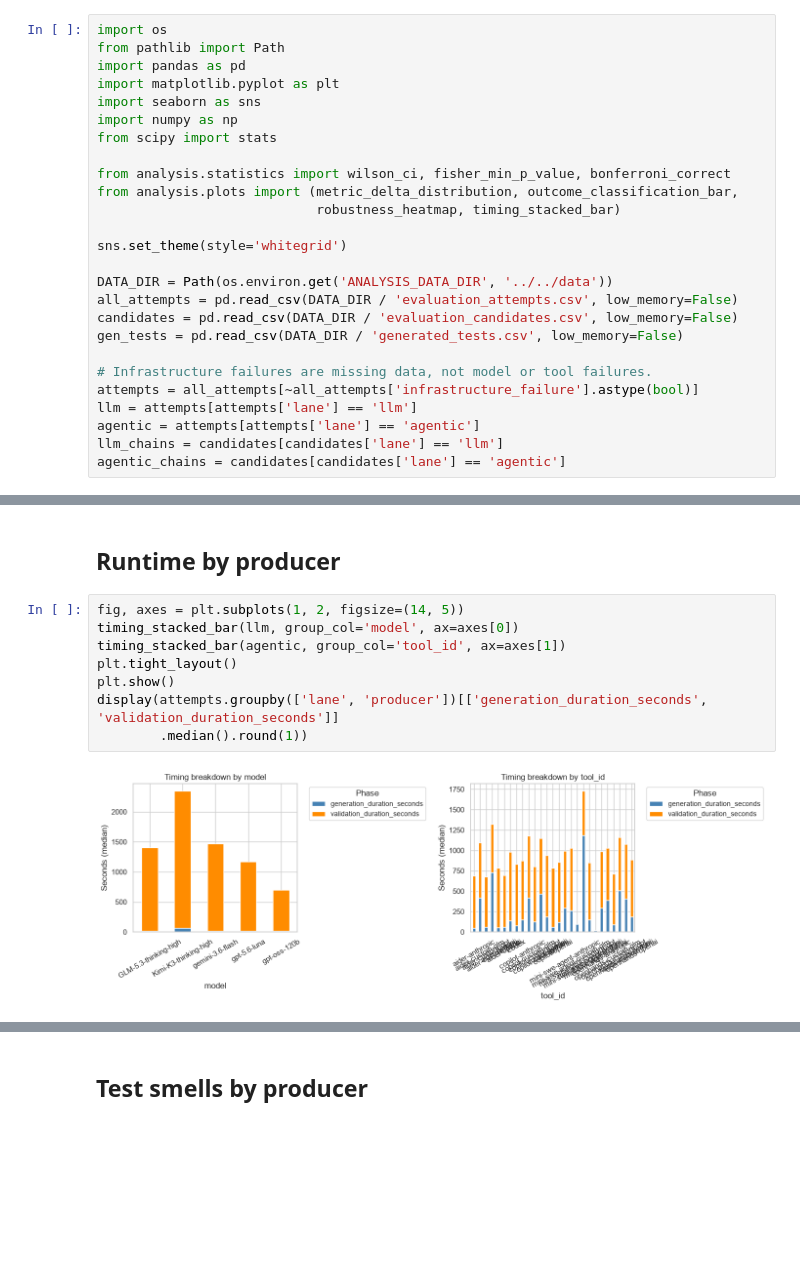
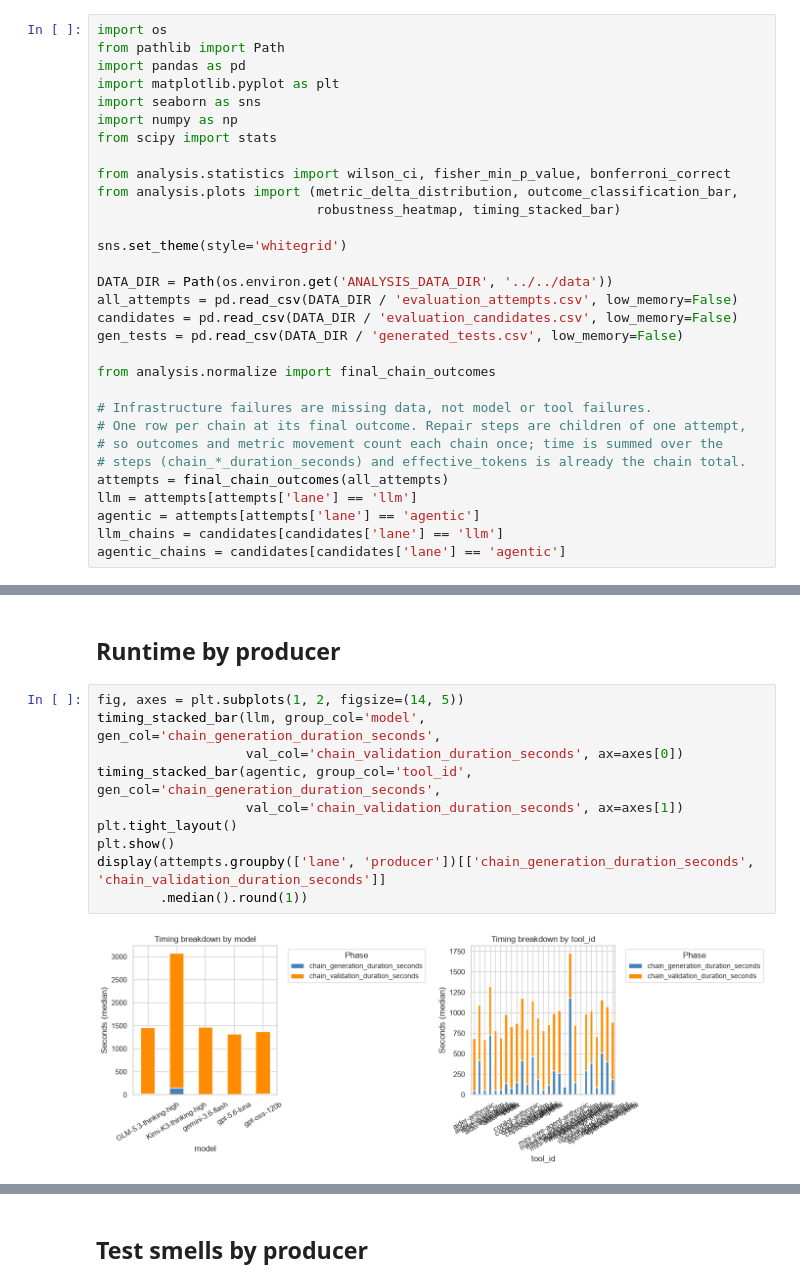
Before and after one commit to consulthunter/TestMap, a Jupyter notebook: Analysis/notebooks/exploratory/04_model_tool_analysis.ipynb, the cells around one changed output, grey strips where cells are left out. Saved outputs shown, nothing was run; the diff lists cells and outputs as text; blank space fills up the shorter version.

```diff
--- a/Analysis/notebooks/exploratory/04_model_tool_analysis.ipynb
+++ b/Analysis/notebooks/exploratory/04_model_tool_analysis.ipynb
@@ -22,8 +22,13 @@ all_attempts = pd.read_csv(DATA_DIR / 'evaluation_attempts.csv', low_memory=Fals
 candidates = pd.read_csv(DATA_DIR / 'evaluation_candidates.csv', low_memory=False)
 gen_tests = pd.read_csv(DATA_DIR / 'generated_tests.csv', low_memory=False)
 
+from analysis.normalize import final_chain_outcomes
+
 # Infrastructure failures are missing data, not model or tool failures.
-attempts = all_attempts[~all_attempts['infrastructure_failure'].astype(bool)]
+# One row per chain at its final outcome. Repair steps are children of one attempt,
+# so outcomes and metric movement count each chain once; time is summed over the
+# steps (chain_*_duration_seconds) and effective_tokens is already the chain total.
+attempts = final_chain_outcomes(all_attempts)
 llm = attempts[attempts['lane'] == 'llm']
 agentic = attempts[attempts['lane'] == 'agentic']
 llm_chains = candidates[candidates['lane'] == 'llm']
@@ -242,11 +322,13 @@ No recorded token usage: mini-swe-agent-anthropic, mini-swe-agent-custom-glm, mi
 ## Runtime by producer
 # %%
 fig, axes = plt.subplots(1, 2, figsize=(14, 5))
-timing_stacked_bar(llm, group_col='model', ax=axes[0])
-timing_stacked_bar(agentic, group_col='tool_id', ax=axes[1])
+timing_stacked_bar(llm, group_col='model', gen_col='chain_generation_duration_seconds',
+                   val_col='chain_validation_duration_seconds', ax=axes[0])
+timing_stacked_bar(agentic, group_col='tool_id', gen_col='chain_generation_duration_seconds',
+                   val_col='chain_validation_duration_seconds', ax=axes[1])
 plt.tight_layout()
 plt.show()
-display(attempts.groupby(['lane', 'producer'])[['generation_duration_seconds', 'validation_duration_seconds']]
+display(attempts.groupby(['lane', 'producer'])[['chain_generation_duration_seconds', 'chain_validation_duration_seconds']]
         .median().round(1))
 # %% [output]
-[figure, old version]
+[figure, new version]
```
Also changed, not shown: parts of 8 cells of this notebook, 40 other files.
